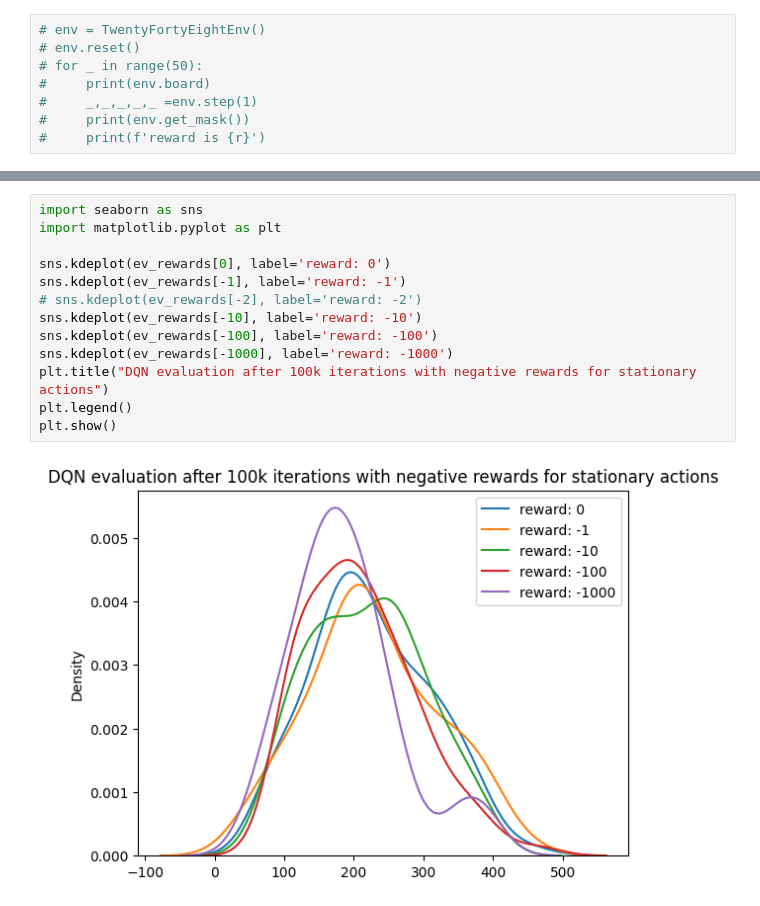
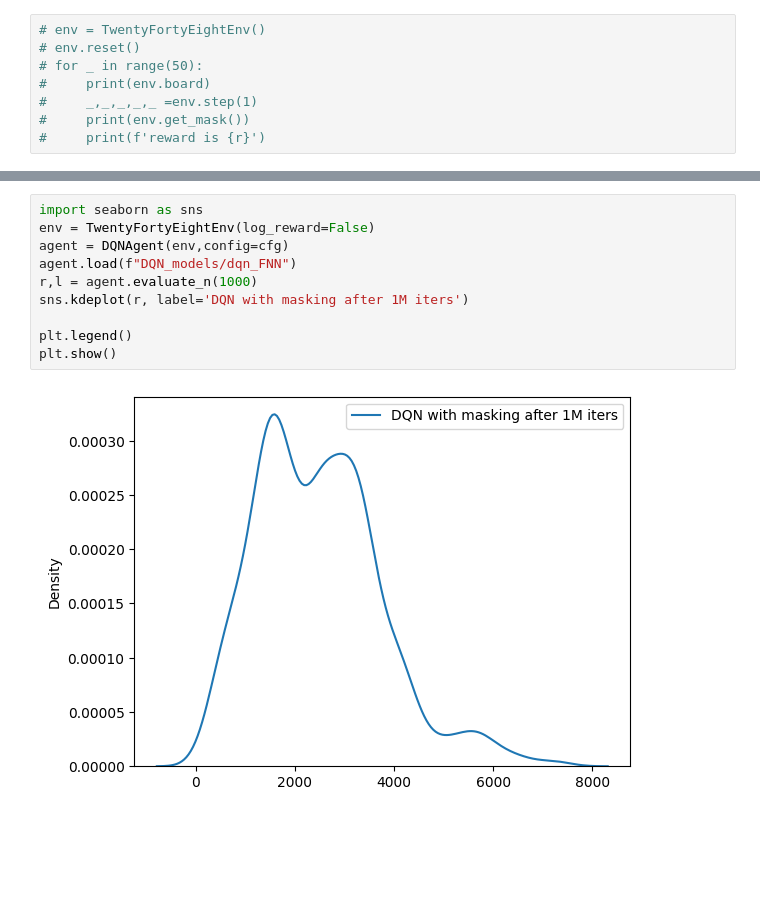
Before and after one commit to sarah-mokhtar/RL-Project-2048, a Jupyter notebook: masked_DQN.ipynb, the cells around one changed output, grey strips where cells are left out. Saved outputs shown, nothing was run; the diff lists cells and outputs as text; blank space fills up the shorter version.

```diff
--- a/masked_DQN.ipynb
+++ b/masked_DQN.ipynb
@@ -547,15 +528,12 @@ for reward in tqdm.tqdm([0,-1,-2,-10,-100,-1000]):
-# %%
-import seaborn as sns
-import matplotlib.pyplot as plt
-
-sns.kdeplot(ev_rewards[0], label='reward: 0')
-sns.kdeplot(ev_rewards[-1], label='reward: -1')
-# sns.kdeplot(ev_rewards[-2], label='reward: -2')
-sns.kdeplot(ev_rewards[-10], label='reward: -10')
-sns.kdeplot(ev_rewards[-100], label='reward: -100')
-sns.kdeplot(ev_rewards[-1000], label='reward: -1000')
-plt.title("DQN evaluation after 100k iterations with negative rewards for stationary actions")
-plt.legend()
-plt.show()
-# %% [output]
-[figure, removed]
+# %%
+import seaborn as sns
+env = TwentyFortyEightEnv(log_reward=False)
+agent = DQNAgent(env,config=cfg)
+agent.load(f"DQN_models/dqn_FNN")
+r,l = agent.evaluate_n(1000)
+sns.kdeplot(r, label='DQN with masking after 1M iters')
+
+plt.legend()
+plt.show()
+# %% [output]
+[figure, added]
```
Also changed, not shown: parts of 10 cells of this notebook, 6 other files.
